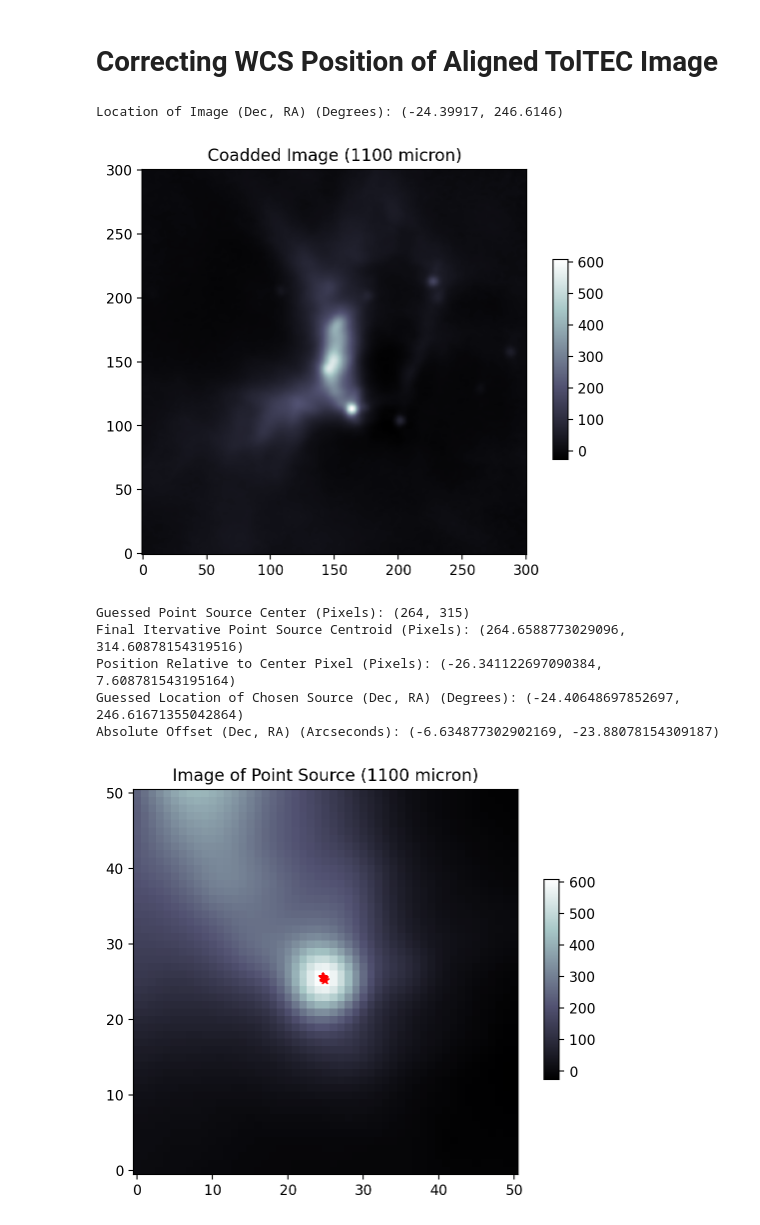
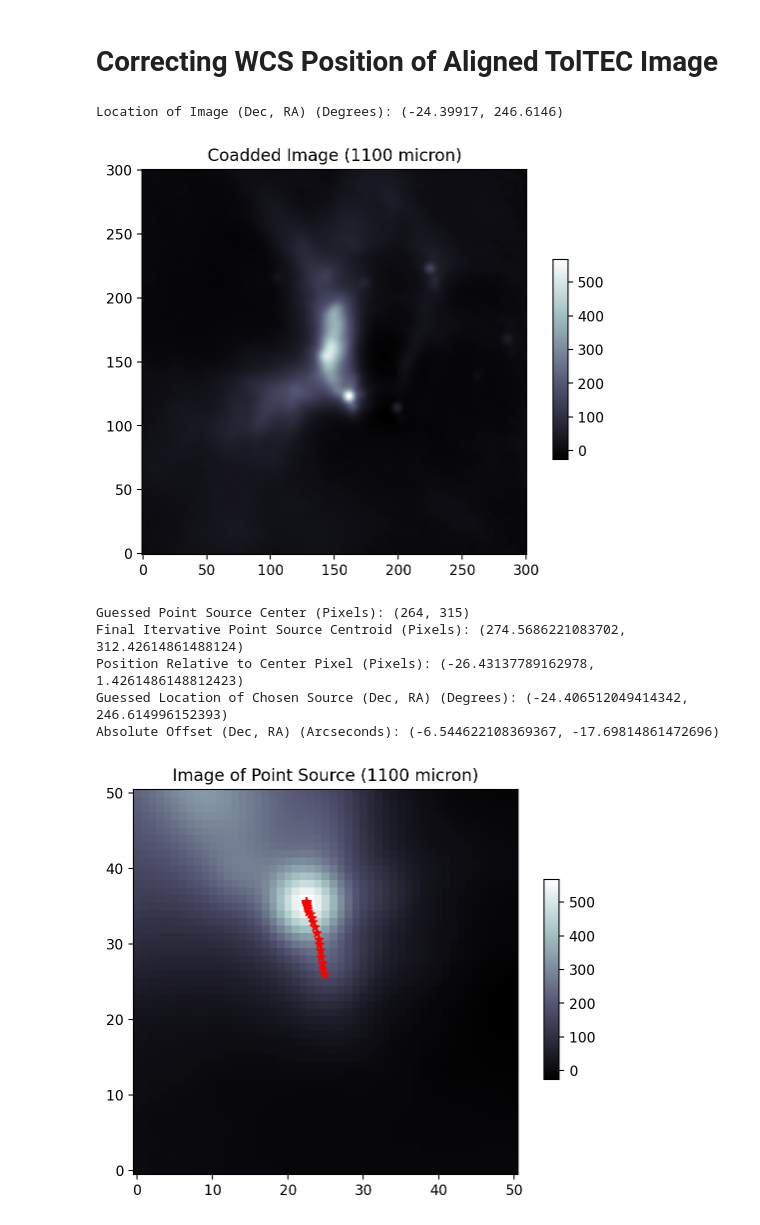
Before and after one commit to maxjm24/TolTEC_pointing, a Jupyter notebook: correct_position.ipynb, the cells around one changed output. Cells and saved outputs as stored; diff of their text form; code cells hidden in the pictures.

```diff
--- a/correct_position.ipynb
+++ b/correct_position.ipynb
@@ -10,9 +10,9 @@ from astropy.io import fits
 from photutils.centroids import centroid_com
 from offset_functions import absolute_pointing_offset
 # %%
-redu_num = '61' # Reduction number of the aligned coadded image
+redu_num = '62' # Reduction number of the aligned coadded image
 wav = '1100' # Desired wavelength in microns
-fov = 5 # FOV of observation in arcseconds (5 for 1100, 6.3 for 1400, and 9.5 for 2000)
+ang_res = 5 # Angular resolution of observation in arcseconds (5 for 1100, 6.3 for 1400, and 9.5 for 2000)
 crop = 150 # How much of the edge to crop out, necessary due to artifacts
 y_push, x_push = 0, 0 # Optional x-y shifts added to the center of the viewed image
 n_iter = 1000 # Amount of tested centroids
@@ -40,7 +40,7 @@ ax.set_title(f'Coadded Image ({wav} micron)')
 fig.colorbar(im, ax=ax, cax=fig.add_axes([0.95, 0.3, 0.03, 0.4]));
 # %% [output]
 Location of Image (Dec, RA) (Degrees): (-24.39917, 246.6146)
-[figure, old version]
+[figure, new version]
 # %%
 # Accurate RA/DEC WCS position of VLA 1623-243 as queried from Simbad
 source_dec = -24.40833
@@ -51,14 +51,14 @@ img_width = 50 # Pixel width of image centered on point source
 # %%
 # Look at offset_functions.py for more info on absolute_pointing_offset
 absolute_offset = absolute_pointing_offset(offset_coadd_img, coadd_center, ref_dec, ref_ra, source_center_guess,
-                                           source_dec, source_ra, img_width, fov, wav, crop, n_iter, x_push, y_push)
+                                           source_dec, source_ra, img_width, ang_res, wav, crop, n_iter, x_push, y_push)
 # %% [output]
 Guessed Point Source Center (Pixels): (264, 315)
-Final Itervative Point Source Centroid (Pixels): (264.6588773029096, 314.60878154319516)
-Position Relative to Center Pixel (Pixels): (-26.341122697090384, 7.608781543195164)
-Guessed Location of Chosen Source (Dec, RA) (Degrees): (-24.40648697852697, 246.61671355042864)
-Absolute Offset (Dec, RA) (Arcseconds): (-6.634877302902169, -23.88078154309187)
+Final Itervative Point Source Centroid (Pixels): (274.5686221083702, 312.42614861488124)
+Position Relative to Center Pixel (Pixels): (-26.43137789162978, 1.4261486148812423)
+Guessed Location of Chosen Source (Dec, RA) (Degrees): (-24.406512049414342, 246.614996152393)
+Absolute Offset (Dec, RA) (Arcseconds): (-6.544622108369367, -17.69814861472696)
-[figure, old version]
+[figure, new version]
 # %%
 # Updates location values in the file header to account for the discovered offset
 header['CRVAL1'] = header['CRVAL1'] + float(absolute_offset[0])/3600
```
Also changed, not shown: parts of 1 cell of this notebook, 1 other file.
